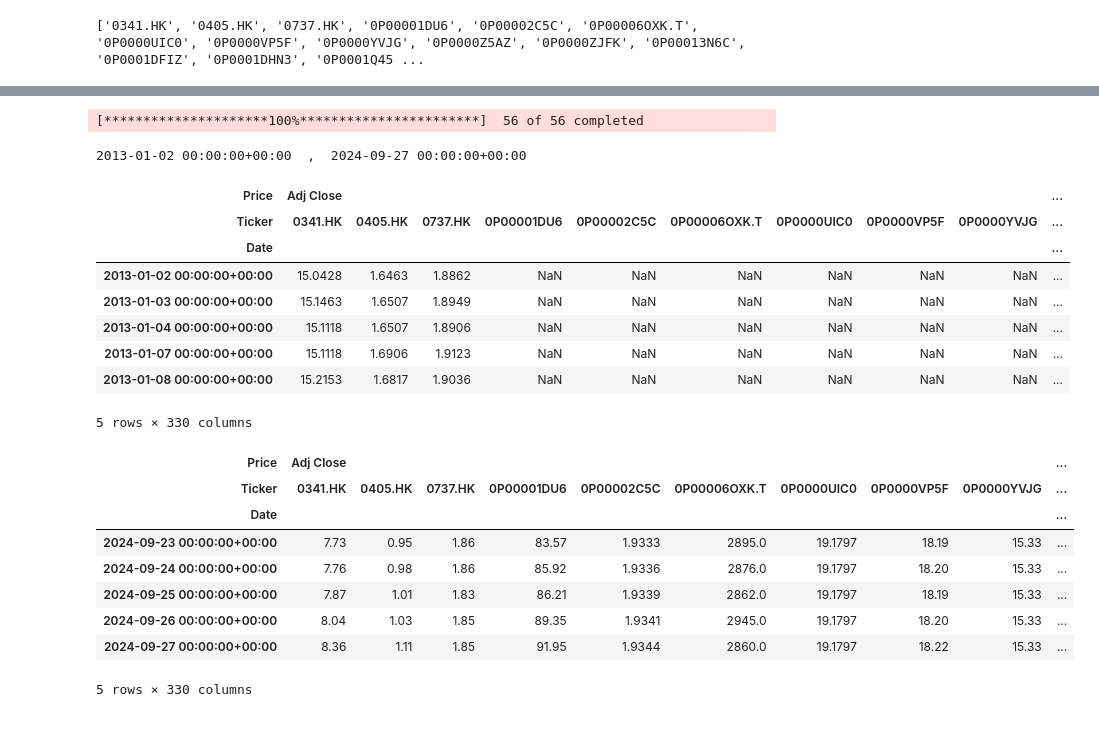
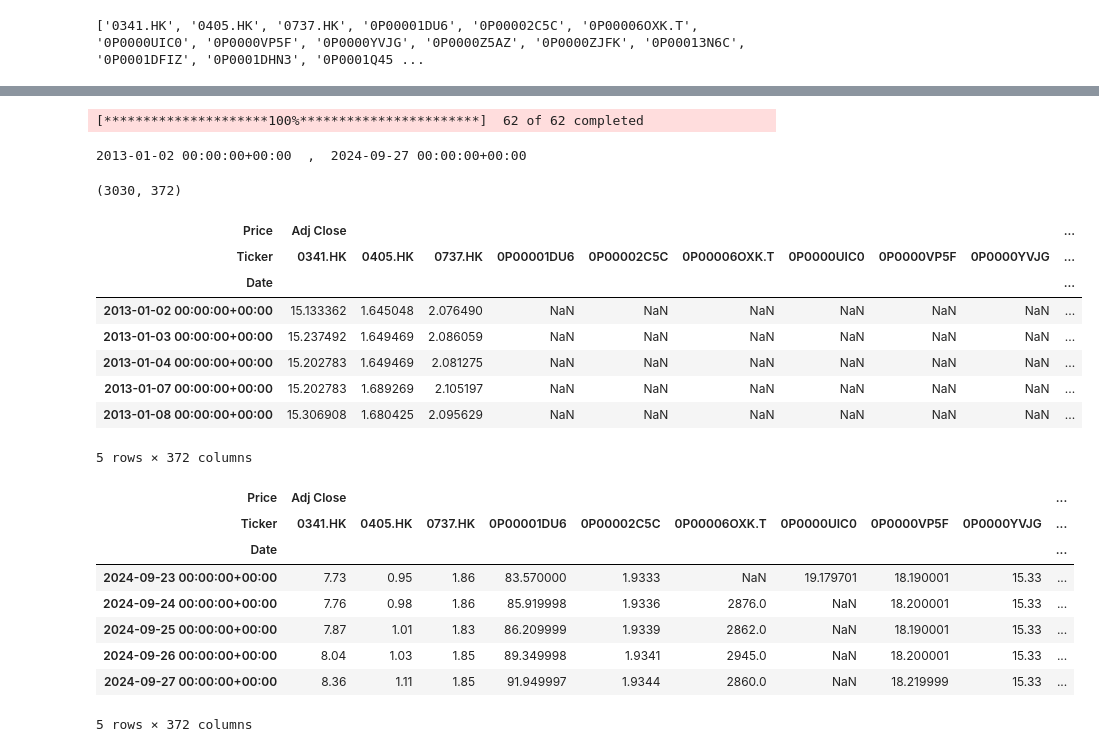
Before and after one commit to thomas-choi/Fund_Portfolio_Allocation, a Jupyter notebook: IAM_data_preprocess.ipynb, the cells around one changed output, grey strips where cells are left out. Cells and saved outputs as stored; diff of their text form; code cells hidden in the pictures.

```diff
--- a/IAM_data_preprocess.ipynb
+++ b/IAM_data_preprocess.ipynb
@@ -46,38 +46,44 @@ asset_classes[asset_classes['Assets'] == '0P0001Q45W.HK']
 # %%
 # Download and generate full data file from yfinance
+# Date range
+start = '2013-01-01'
+end = '2024-09-30'
+
 df = yf.download(assets, start=start, end=end)
 # %% [output]
-[*********************100%***********************]  56 of 56 completed
+[*********************100%***********************]  62 of 62 completed
 # %%
 df.to_csv("IAM_full_data.txt")
 # %%
 # Downloading data
 data = download_IAM()
 start = data.index[0]
 end = data.index[-1]
 print(start, " , ", end)
+display(data.shape)
 display(data.head())
 display(data.tail())
 # %% [output]
 2013-01-02 00:00:00+00:00  ,  2024-09-27 00:00:00+00:00
+(3030, 372)
 | Price | Adj Close |  |  |  |  |  |  |  |  | ... |
 | Ticker | 0341.HK | 0405.HK | 0737.HK | 0P00001DU6 | 0P00002C5C | 0P00006OXK.T | 0P0000UIC0 | 0P0000VP5F | 0P0000YVJG | ... |
 | Date |  |  |  |  |  |  |  |  |  | ... |
-| 2013-01-02 00:00:00+00:00 | 15.0428 | 1.6463 | 1.8862 | NaN | NaN | NaN | NaN | NaN | NaN | ... |
-| 2013-01-03 00:00:00+00:00 | 15.1463 | 1.6507 | 1.8949 | NaN | NaN | NaN | NaN | NaN | NaN | ... |
-| 2013-01-04 00:00:00+00:00 | 15.1118 | 1.6507 | 1.8906 | NaN | NaN | NaN | NaN | NaN | NaN | ... |
-| 2013-01-07 00:00:00+00:00 | 15.1118 | 1.6906 | 1.9123 | NaN | NaN | NaN | NaN | NaN | NaN | ... |
-| 2013-01-08 00:00:00+00:00 | 15.2153 | 1.6817 | 1.9036 | NaN | NaN | NaN | NaN | NaN | NaN | ... |
+| 2013-01-02 00:00:00+00:00 | 15.133362 | 1.645048 | 2.076490 | NaN | NaN | NaN | NaN | NaN | NaN | ... |
+| 2013-01-03 00:00:00+00:00 | 15.237492 | 1.649469 | 2.086059 | NaN | NaN | NaN | NaN | NaN | NaN | ... |
+| 2013-01-04 00:00:00+00:00 | 15.202783 | 1.649469 | 2.081275 | NaN | NaN | NaN | NaN | NaN | NaN | ... |
+| 2013-01-07 00:00:00+00:00 | 15.202783 | 1.689269 | 2.105197 | NaN | NaN | NaN | NaN | NaN | NaN | ... |
+| 2013-01-08 00:00:00+00:00 | 15.306908 | 1.680425 | 2.095629 | NaN | NaN | NaN | NaN | NaN | NaN | ... |
-5 rows × 330 columns
+5 rows × 372 columns
 | Price | Adj Close |  |  |  |  |  |  |  |  | ... |
 | Ticker | 0341.HK | 0405.HK | 0737.HK | 0P00001DU6 | 0P00002C5C | 0P00006OXK.T | 0P0000UIC0 | 0P0000VP5F | 0P0000YVJG | ... |
 | Date |  |  |  |  |  |  |  |  |  | ... |
-| 2024-09-23 00:00:00+00:00 | 7.73 | 0.95 | 1.86 | 83.57 | 1.9333 | 2895.0 | 19.1797 | 18.19 | 15.33 | ... |
-| 2024-09-24 00:00:00+00:00 | 7.76 | 0.98 | 1.86 | 85.92 | 1.9336 | 2876.0 | 19.1797 | 18.20 | 15.33 | ... |
-| 2024-09-25 00:00:00+00:00 | 7.87 | 1.01 | 1.83 | 86.21 | 1.9339 | 2862.0 | 19.1797 | 18.19 | 15.33 | ... |
-| 2024-09-26 00:00:00+00:00 | 8.04 | 1.03 | 1.85 | 89.35 | 1.9341 | 2945.0 | 19.1797 | 18.20 | 15.33 | ... |
-| 2024-09-27 00:00:00+00:00 | 8.36 | 1.11 | 1.85 | 91.95 | 1.9344 | 2860.0 | 19.1797 | 18.22 | 15.33 | ... |
+| 2024-09-23 00:00:00+00:00 | 7.73 | 0.95 | 1.86 | 83.570000 | 1.9333 | NaN | 19.179701 | 18.190001 | 15.33 | ... |
+| 2024-09-24 00:00:00+00:00 | 7.76 | 0.98 | 1.86 | 85.919998 | 1.9336 | 2876.0 | NaN | 18.200001 | 15.33 | ... |
+| 2024-09-25 00:00:00+00:00 | 7.87 | 1.01 | 1.83 | 86.209999 | 1.9339 | 2862.0 | NaN | 18.190001 | 15.33 | ... |
+| 2024-09-26 00:00:00+00:00 | 8.04 | 1.03 | 1.85 | 89.349998 | 1.9341 | 2945.0 | NaN | 18.200001 | 15.33 | ... |
+| 2024-09-27 00:00:00+00:00 | 8.36 | 1.11 | 1.85 | 91.949997 | 1.9344 | 2860.0 | NaN | 18.219999 | 15.33 | ... |
-5 rows × 330 columns
+5 rows × 372 columns
 # %%
 #  all test is from the 1004th day and finish at the last testdata day.
 #
```
Also changed, not shown: parts of 10 cells of this notebook, 4 other files.
